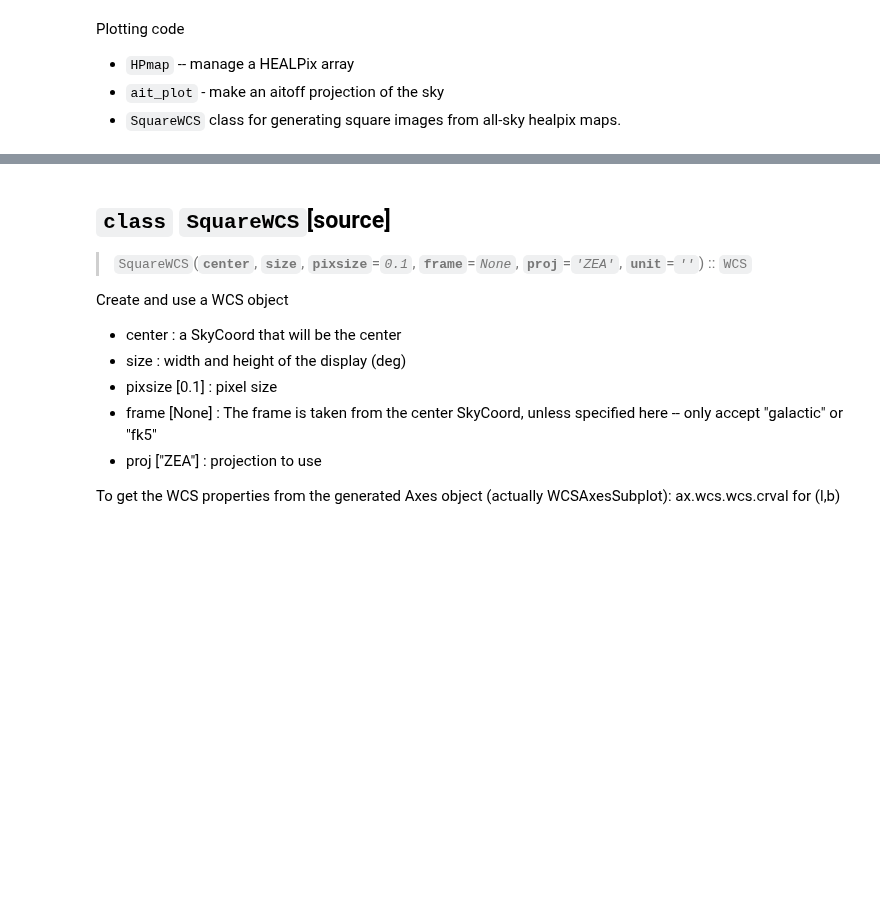
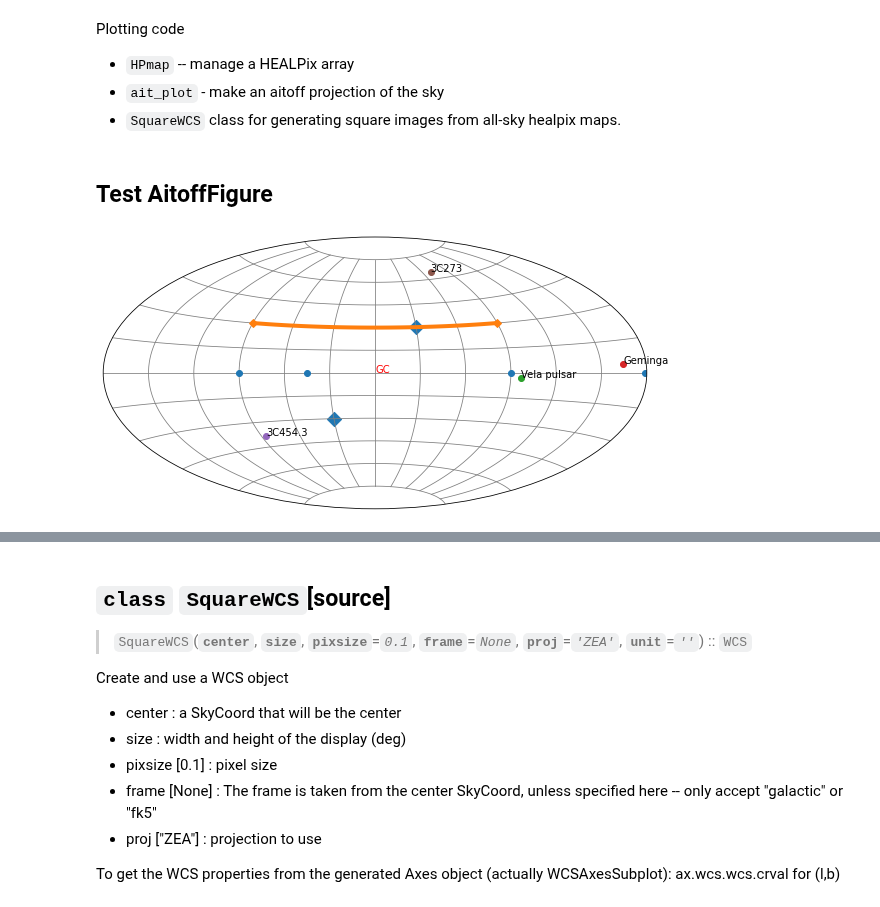
Before and after one commit to tburnett/wtlike, a Jupyter notebook: nbs/04_skymaps.ipynb, the cells around one changed output, grey strips where cells are left out. Cells and saved outputs as stored; diff of their text form; code cells hidden in the pictures; blank space fills up the shorter version.

```diff
--- a/nbs/04_skymaps.ipynb
+++ b/nbs/04_skymaps.ipynb
@@ -75,3 +91,19 @@ class AitoffFigure():
+# %%
+# hide
+display_markdown('## Test AitoffFigure')
+afig = AitoffFigure()
+l,b = [45,90, 181, 270], [0,0,0,0]
+afig.plot(l,b,'o')
+afig.text(0,0, 'GC', color='red')
+afig.plot([-90,90], [30,30], 'D-', lw=4);
+afig.scatter([30,-30], [-30,30], marker='D', s=100);
+for name in ['Vela pulsar', 'Geminga', '3C454.3', '3C273']:
+    sc = SkyCoord.from_name(name)
+    afig.text(sc, name)
+    afig.plot(sc, 'o')
+# %% [output]
+## Test AitoffFigure
+[figure, added]
 # %%
 #export
 
```
Also changed, not shown: parts of 9 cells of this notebook, 18 other files.
